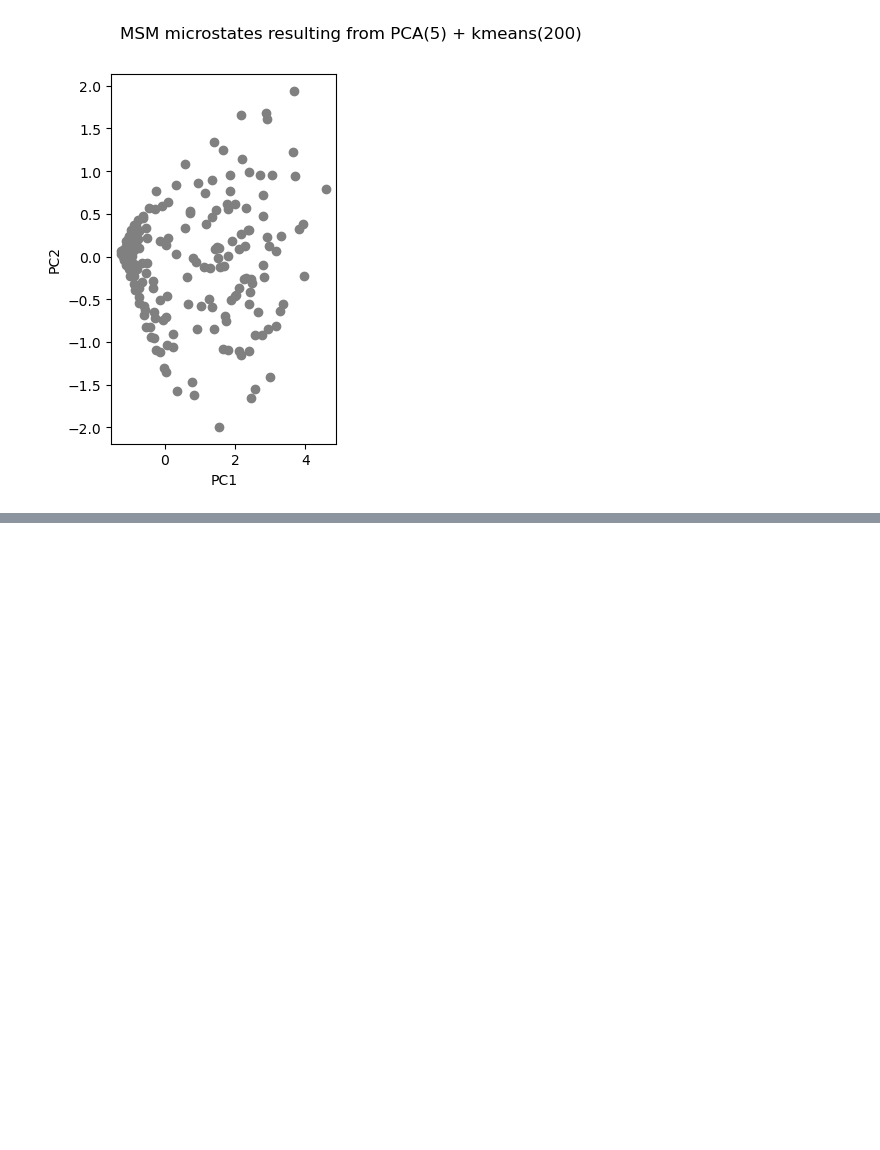
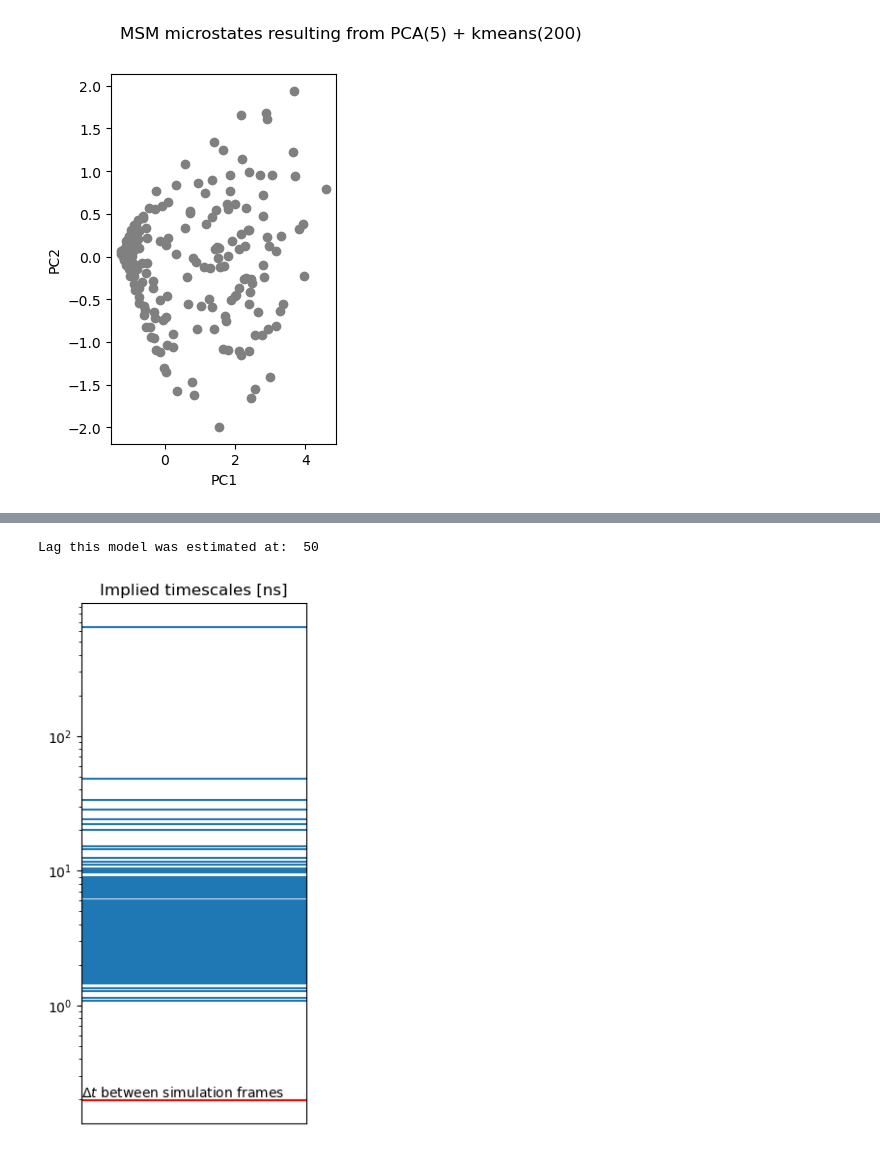
Before and after one commit to miriamzara/MSM, a Jupyter notebook: step_3_msm_construction.ipynb, the cells around one changed output, grey strips where cells are left out. Drawn from its saved outputs; the diff is of its cells as text; code cells hidden in the pictures; blank space fills up the shorter version.

```diff
--- a/step_3_msm_construction.ipynb
+++ b/step_3_msm_construction.ipynb
@@ -36,0 +179,28 @@ plt.show()
+# %%
+estimator = MaximumLikelihoodMSM(
+    reversible=True,
+    stationary_distribution_constraint=None
+)
+# %%
+msm = estimator.fit(counts).fetch_model() # instance of class MarkovStateModelCollection
+print("Lag this model was estimated at: ", msm.lagtime) # inherited it from the count matrix model, nice!
+
+timescales_ns = msm.timescales()*time_between_frames_mus * 10**3
+
+
+#################################################################
+fig, ax = plt.subplots(figsize = (3, 7))
+
+for time in timescales_ns:
+    ax.axhline(time)
+ax.set_xticks([])
+
+ax.axhline(time_between_frames_mus * 10**3, color = "red")
+ax.text( x = 0, y = time_between_frames_mus * 10**3 + 0.01, s = r"$\Delta t$ between simulation frames")
+
+ax.set_yscale("log", base = 10)
+ax.set_title("Implied timescales [ns]")
+plt.show()
+# %% [output]
+Lag this model was estimated at:  50
+[figure, added]
```
Also changed, not shown: parts of 17 cells of this notebook, 1 other file.
